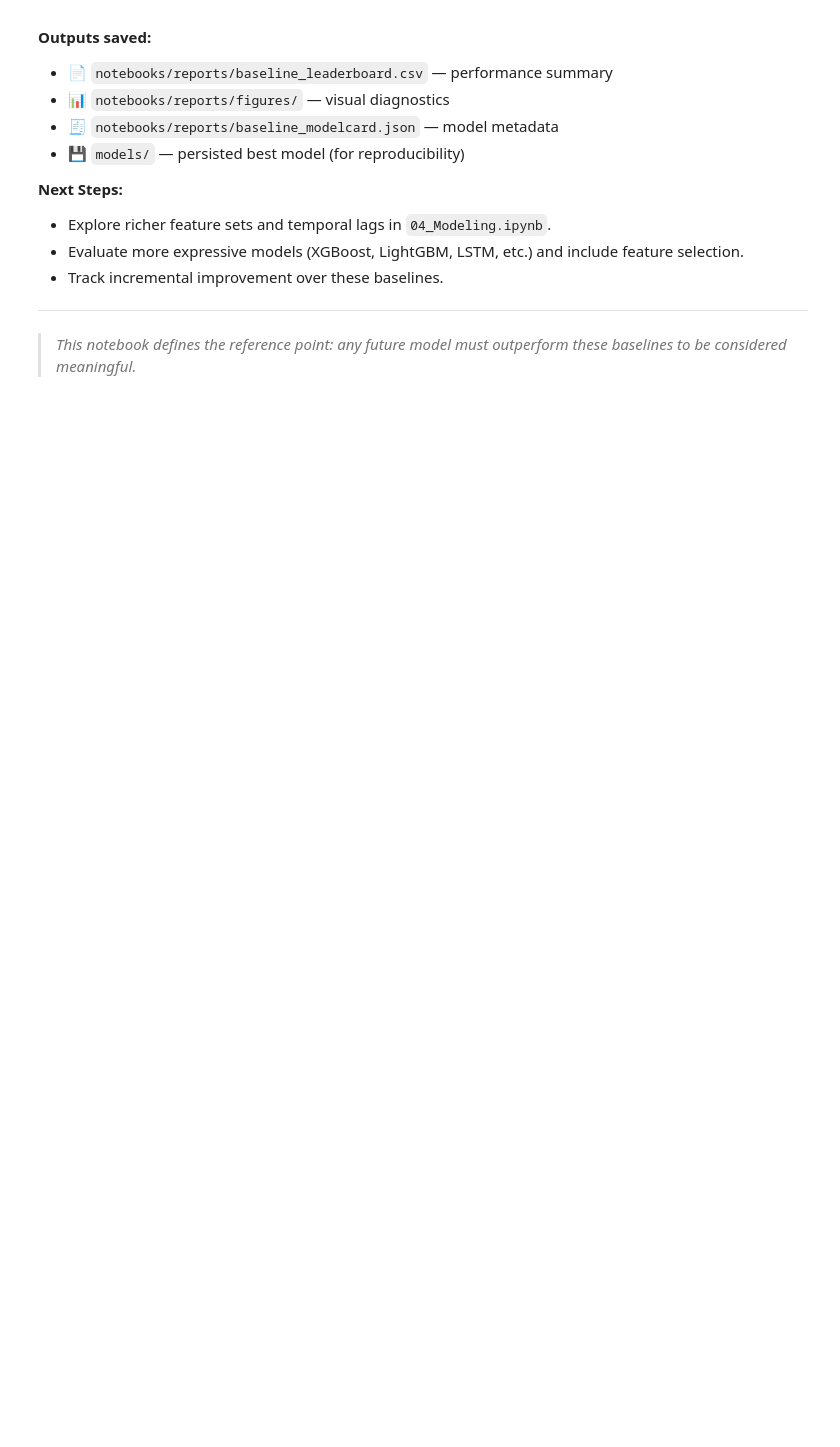
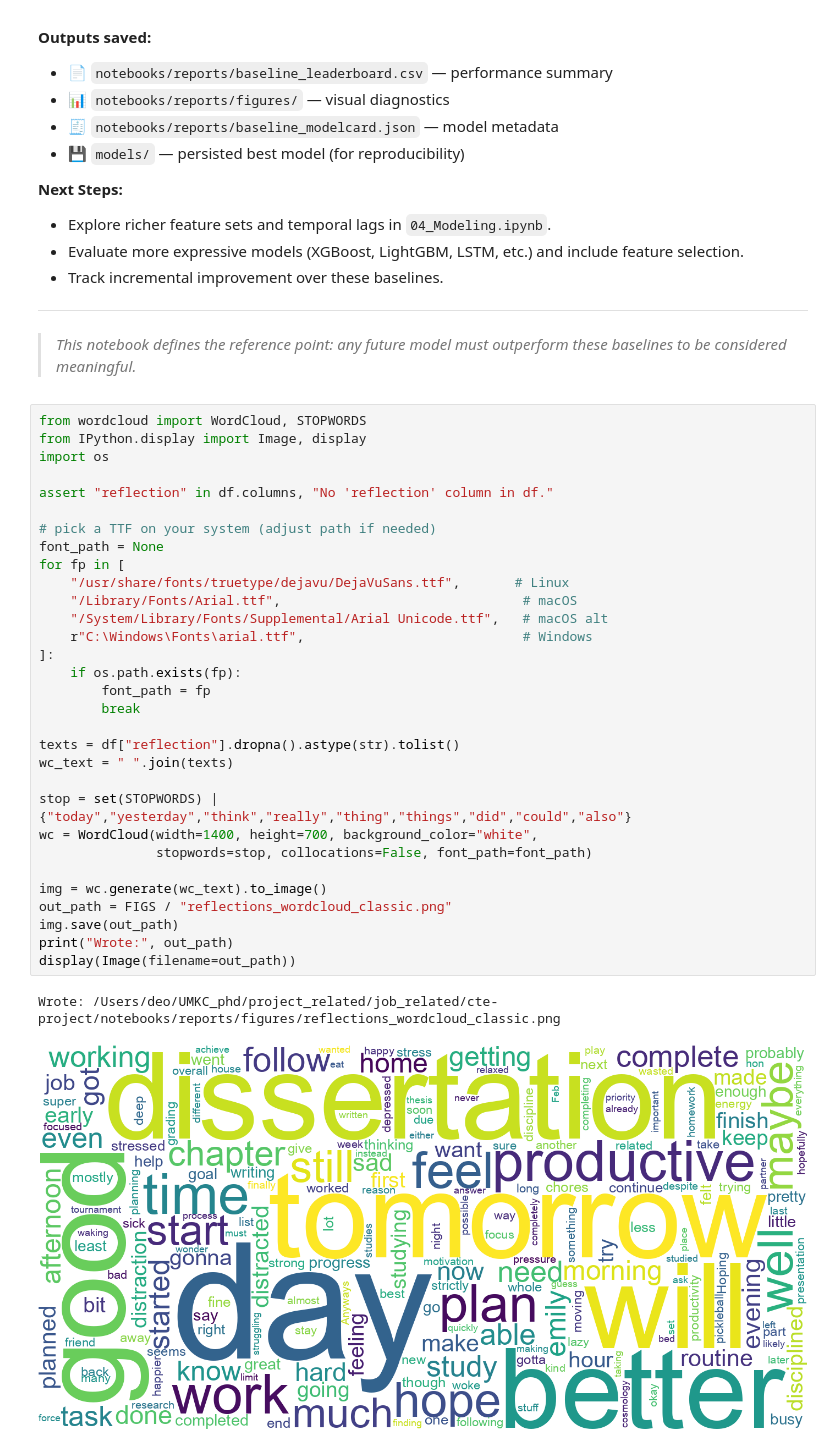
Before and after one commit to deepakdeo/cte-project, a Jupyter notebook: notebooks/03_Baselines.ipynb, the cells around one changed output. Drawn from its saved outputs; the diff is of its cells as text; blank space fills up the shorter version.

Commit message:
NLP quick look: add wordcloud & top-keywords images; notebooks + deps update

```diff
--- a/notebooks/03_Baselines.ipynb
+++ b/notebooks/03_Baselines.ipynb
@@ -553,3 +553,37 @@ Establish simple, time-aware regression baselines to predict `productivity_pct`
 ---
 
 > _This notebook defines the reference point: any future model must outperform these baselines to be considered meaningful._
+# %%
+from wordcloud import WordCloud, STOPWORDS
+from IPython.display import Image, display
+import os
+
+assert "reflection" in df.columns, "No 'reflection' column in df."
+
+# pick a TTF on your system (adjust path if needed)
+font_path = None
+for fp in [
+    "/usr/share/fonts/truetype/dejavu/DejaVuSans.ttf",       # Linux
+    "/Library/Fonts/Arial.ttf",                               # macOS
+    "/System/Library/Fonts/Supplemental/Arial Unicode.ttf",   # macOS alt
+    r"C:\Windows\Fonts\arial.ttf",                            # Windows
+]:
+    if os.path.exists(fp):
+        font_path = fp
+        break
+
+texts = df["reflection"].dropna().astype(str).tolist()
+wc_text = " ".join(texts)
+
+stop = set(STOPWORDS) | {"today","yesterday","think","really","thing","things","did","could","also"}
+wc = WordCloud(width=1400, height=700, background_color="white",
+               stopwords=stop, collocations=False, font_path=font_path)
+
+img = wc.generate(wc_text).to_image()
+out_path = FIGS / "reflections_wordcloud_classic.png"
+img.save(out_path)
+print("Wrote:", out_path)
+display(Image(filename=out_path))
+# %% [output]
+Wrote: /Users/deo/UMKC_phd/project_related/job_related/cte-project/notebooks/reports/figures/reflections_wordcloud_classic.png
+[figure, added]
```
Also changed, not shown: 5 other files.
